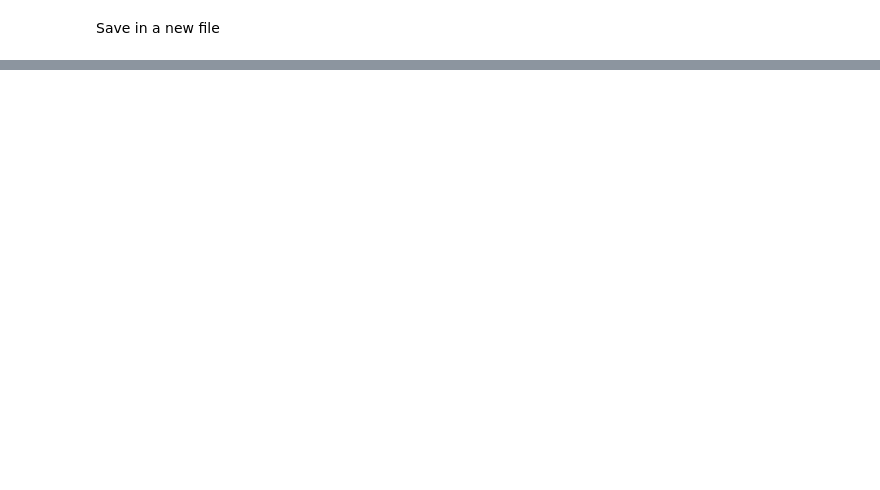
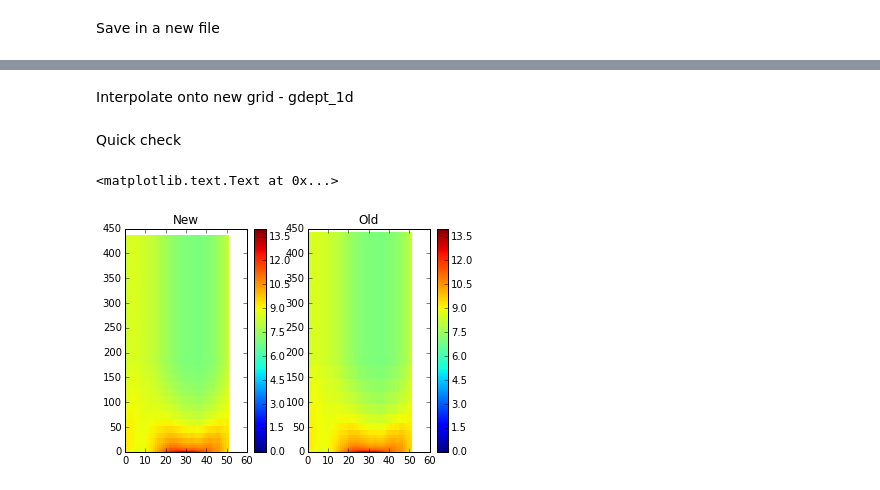
Before and after one commit to SalishSeaCast/2d-domain, a Jupyter notebook: notebooks/Changing Resolution.ipynb, the cells around one changed output, grey strips where cells are left out. Drawn from its saved outputs; the diff is of its cells as text; code cells hidden in the pictures; blank space fills up the shorter version.

```diff
--- a/notebooks/Changing Resolution.ipynb
+++ b/notebooks/Changing Resolution.ipynb
@@ -122,8 +133,10 @@ Open new mesh file
 mesh = nc.Dataset('/data/nsoontie/MEOPAR/2Ddomain/vertical_resolution/dbl_tanh/mesh_mask.nc')
 gdept = mesh.variables['gdept_0'][0,:,:,:]
 e3t = mesh.variables['e3t_0'][0,:,:,:]
+gdept_1d = mesh.variables['gdept_1d'][0,:]
 # multi dimensional because of patrial cells
 print gdept[:,0,0]
+print gdept_1d
 # %% [output]
 [   0.50003511    1.50045013    2.50187922    3.50584388    4.51615047
     5.54231215    6.60804415    7.77197409    9.17587852   11.14406872
@@ -172,0 +293,8 @@ Save in a new file
+# %%
+#open old file
+fold = nc.Dataset('/data/nsoontie/MEOPAR/2Ddomain/boundary_conditions/TS_OBC.nc')
+Sold = fold.variables['vosaline'][:]
+Told = fold.variables['votemper'][:]
+print fold
+times = fold.variables['time_counter'][:]
+#Will use gdept_old for depths
@@ -172,0 +314,24 @@ Save in a new file
+# %% [markdown]
+Interpolate onto new grid - gdept_1d
+# %%
+Tnew = np.copy(Told)
+Snew = np.copy(Sold)
+for t in np.arange(Tnew.shape[0]):
+    for j in np.arange(Tnew.shape[2]):
+        for i in np.arange(Tnew.shape[3]):
+            Tnew[t,:,j,i] = np.interp(gdept_1d[:], gdept_old[:], Told[t,:,j,i])
+            Snew[t,:,j,i] = np.interp(gdept_1d[:], gdept_old[:], Sold[t,:,j,i])
+# %% [markdown]
+Quick check
+# %%
+vmin=0;vmax=14
+fig,axs =plt.subplots(1,2)
+mesh=axs[0].pcolormesh(np.arange(Tnew.shape[0]),gdept_1d,Tnew[:,:,0,10].T,vmin=vmin,vmax=vmax)
+plt.colorbar(mesh,ax=axs[0])
+axs[0].set_title('New')
+mesh=axs[1].pcolormesh(np.arange(Told.shape[0]),gdept_old[:],Told[:,:,0,10].T,vmin=vmin,vmax=vmax)
+plt.colorbar(mesh,ax=axs[1])
+axs[1].set_title('Old')
+# %% [output]
+<matplotlib.text.Text at 0x...>
+[figure, added]
```
Also changed, not shown: parts of 21 cells of this notebook, 2 other files.
